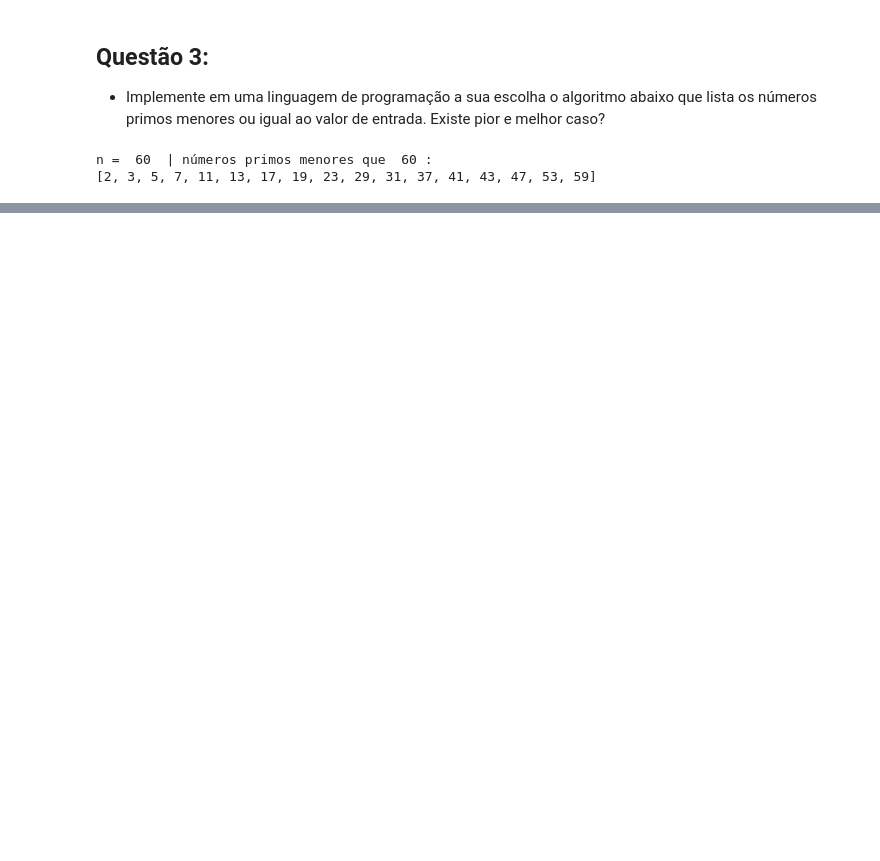
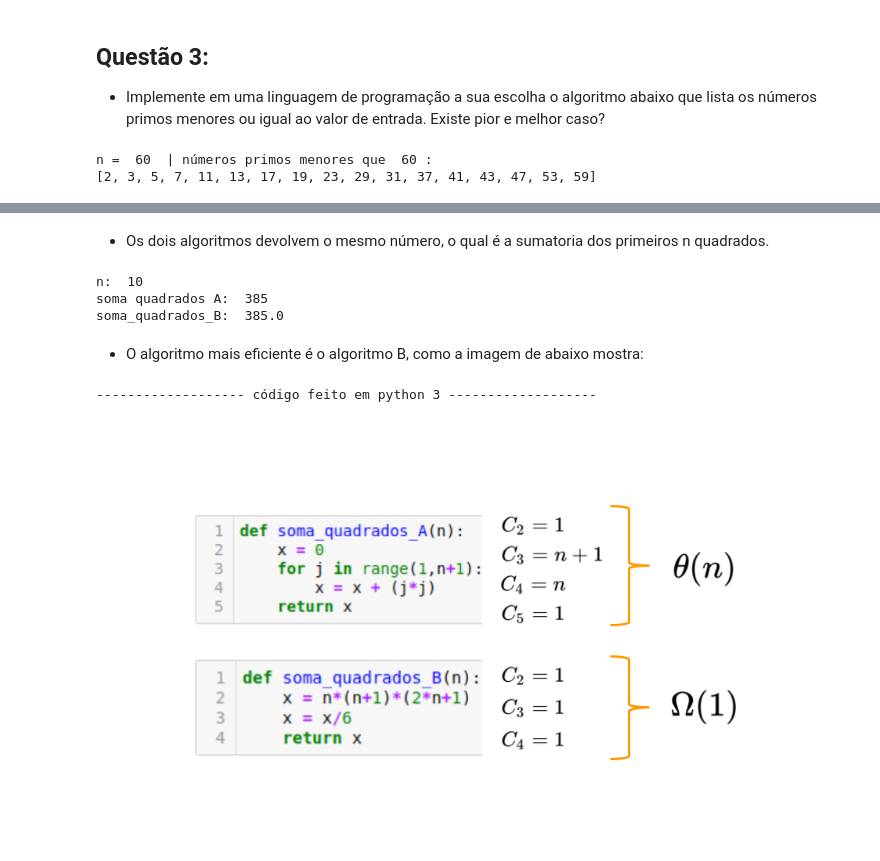
Before and after one commit to ejrueda/MasterUFPA, a Jupyter notebook: Materias/projeto e algoritmos/tarefas/tarefa aula 1.ipynb, the cells around one changed output, grey strips where cells are left out. Saved outputs shown, nothing was run; the diff lists cells and outputs as text; code cells hidden in the pictures; blank space fills up the shorter version.

```diff
--- a/Materias/projeto e algoritmos/tarefas/tarefa aula 1.ipynb
+++ b/Materias/projeto e algoritmos/tarefas/tarefa aula 1.ipynb
@@ -101,0 +116,19 @@ $$\theta(n^{2})$$
+# %% [markdown]
+- Os dois algoritmos devolvem o mesmo número, o qual é a sumatoria dos primeiros n quadrados.
+# %%
+n = 10
+print("n: ", n)
+print("soma quadrados A: ",soma_quadrados_A(n))
+print("soma_quadrados_B: ",soma_quadrados_B(n))
+# %% [output]
+n:  10
+soma quadrados A:  385
+soma_quadrados_B:  385.0
+# %% [markdown]
+- O algoritmo mais eficiente é o algoritmo B, como a imagem de abaixo mostra:
+# %%
+print("------------------- código feito em python 3 -------------------")
+Image.open("./image2.png")
+# %% [output]
+------------------- código feito em python 3 -------------------
+[figure, added]
```
Also changed, not shown: parts of 13 cells of this notebook, 2 other files.
